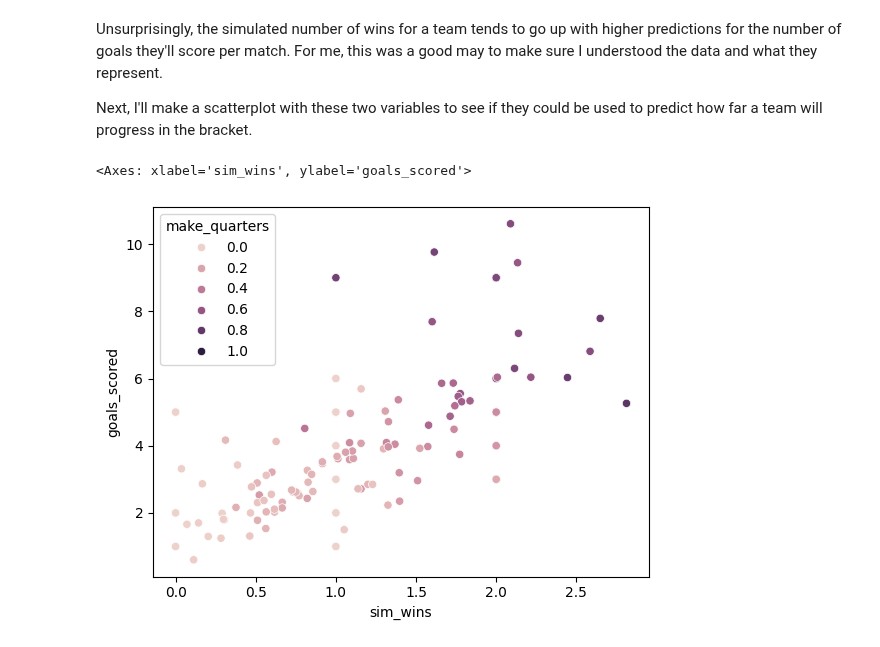
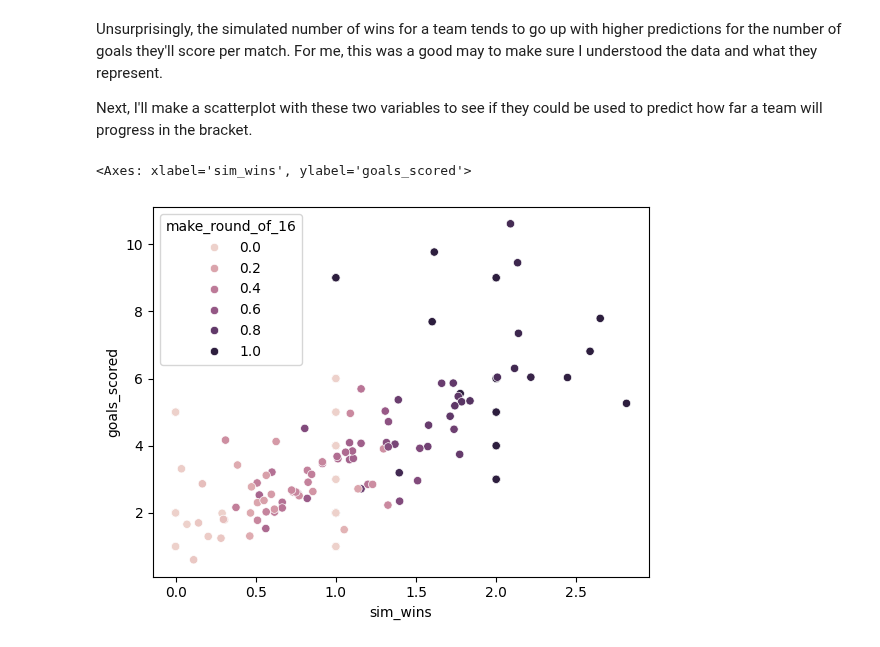
Before and after one commit to vrhughes/DS3001Group, a Jupyter notebook: Data_Wrangling_EDA_Troy_S_Meink.ipynb, the cells around one changed output. Cells and saved outputs as stored; diff of their text form; code cells hidden in the pictures.

```diff
--- a/Data_Wrangling_EDA_Troy_S_Meink.ipynb
+++ b/Data_Wrangling_EDA_Troy_S_Meink.ipynb
@@ -64,8 +64,8 @@ Next, I'll make a scatterplot with these two variables to see if they could be u
 # %%
 # Creating a scatterplot of simulated wins vs. number
 #  of goals scored with hue based on whether or not
-#  they're predicted to make quarter finals:
-sns.scatterplot(data=df, x='sim_wins', y='goals_scored', hue='make_quarters')
+#  they're predicted to make the round of 16:
+sns.scatterplot(data=df, x='sim_wins', y='goals_scored', hue='make_round_of_16')
 # %% [output]
 <Axes: xlabel='sim_wins', ylabel='goals_scored'>
-[figure, old version]
+[figure, new version]
```
Also changed, not shown: parts of 4 cells of this notebook.
